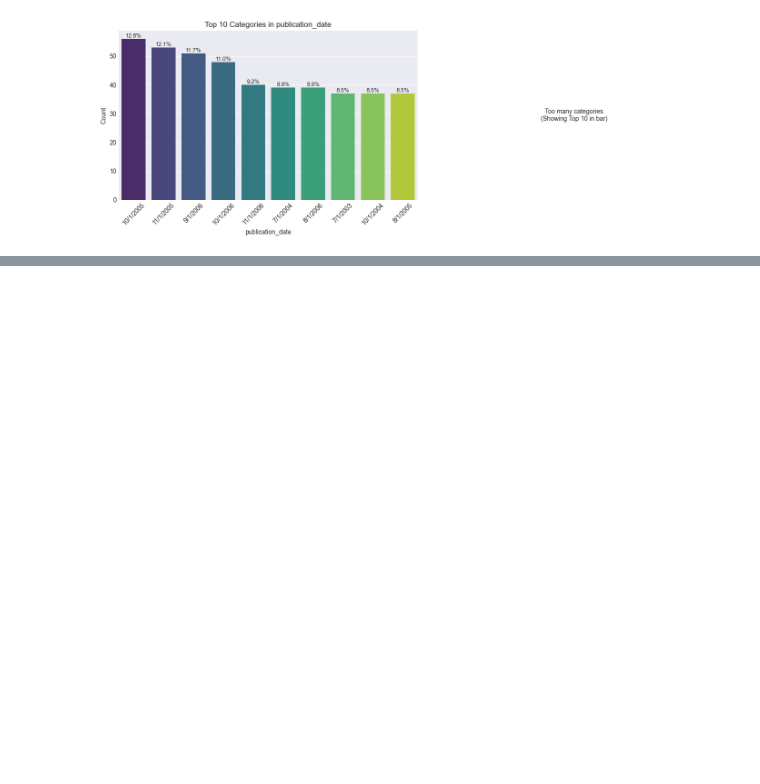
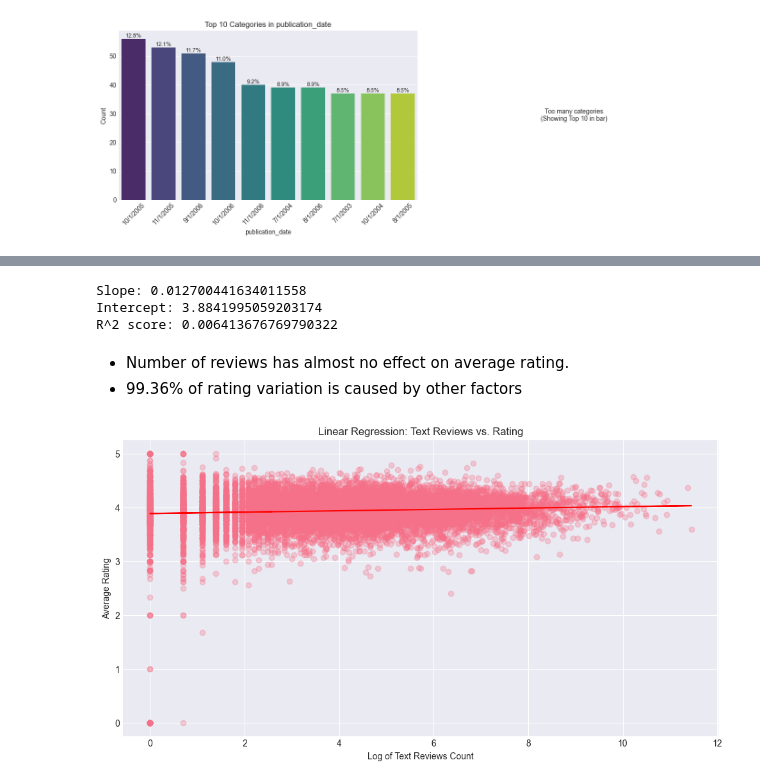
Before and after one commit to suhani-k7/GoodReads-EDA, a Jupyter notebook: eda.ipynb, the cells around one changed output, grey strips where cells are left out. Cells and saved outputs as stored; diff of their text form; code cells hidden in the pictures; blank space fills up the shorter version.

```diff
--- a/eda.ipynb
+++ b/eda.ipynb
@@ -204,0 +268,25 @@ Passing `palette` without assigning `hue` is deprecated and will be removed in v
+# %%
+x=np.log1p(df[["text_reviews_count"]])
+y=df["average_rating"]
+m=LinearRegression()
+m.fit(x,y)
+predictions=m.predict(x)
+print("Slope:", m.coef_[0])
+print("Intercept:", m.intercept_)
+print("R^2 score:", m.score(x,y))
+# %% [output]
+Slope: 0.012700441634011558
+Intercept: 3.8841995059203174
+R^2 score: 0.006413676769790322
+# %% [markdown]
+- Number of reviews has almost no effect on average rating.
+- 99.36% of rating variation is caused by other factors
+# %%
+plt.scatter(x,y,alpha=0.3)
+plt.plot(x,predictions,color='red')
+plt.xlabel("Log of Text Reviews Count")
+plt.ylabel("Average Rating")
+plt.title("Linear Regression: Text Reviews vs. Rating")
+plt.show()
+# %% [output]
+[figure, added]
```
Also changed, not shown: parts of 12 cells of this notebook.
